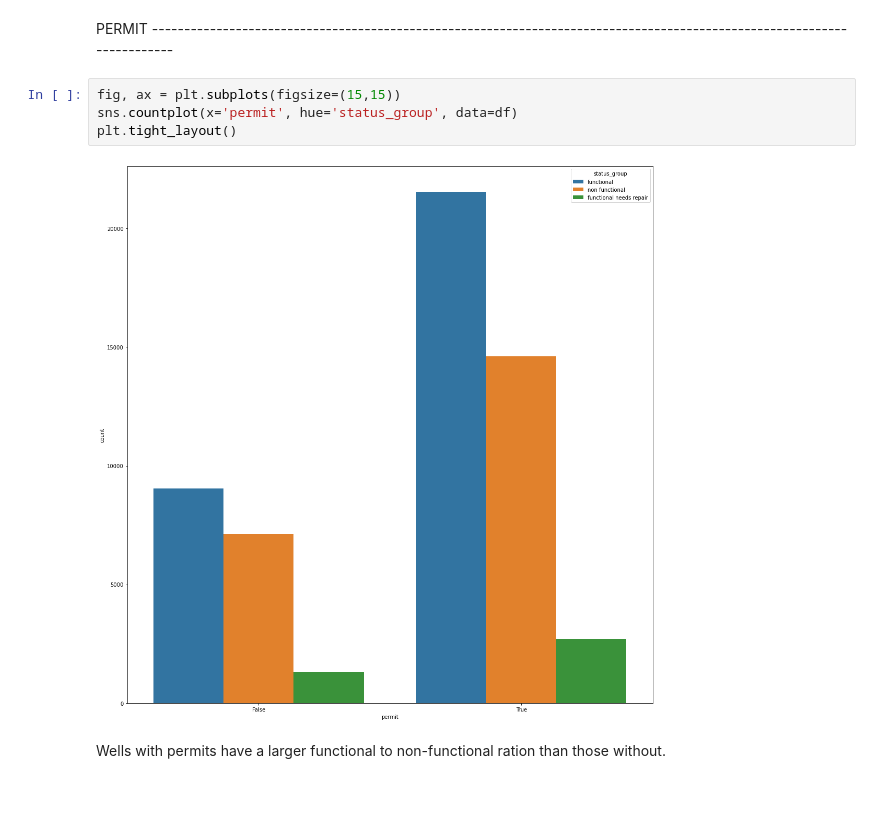
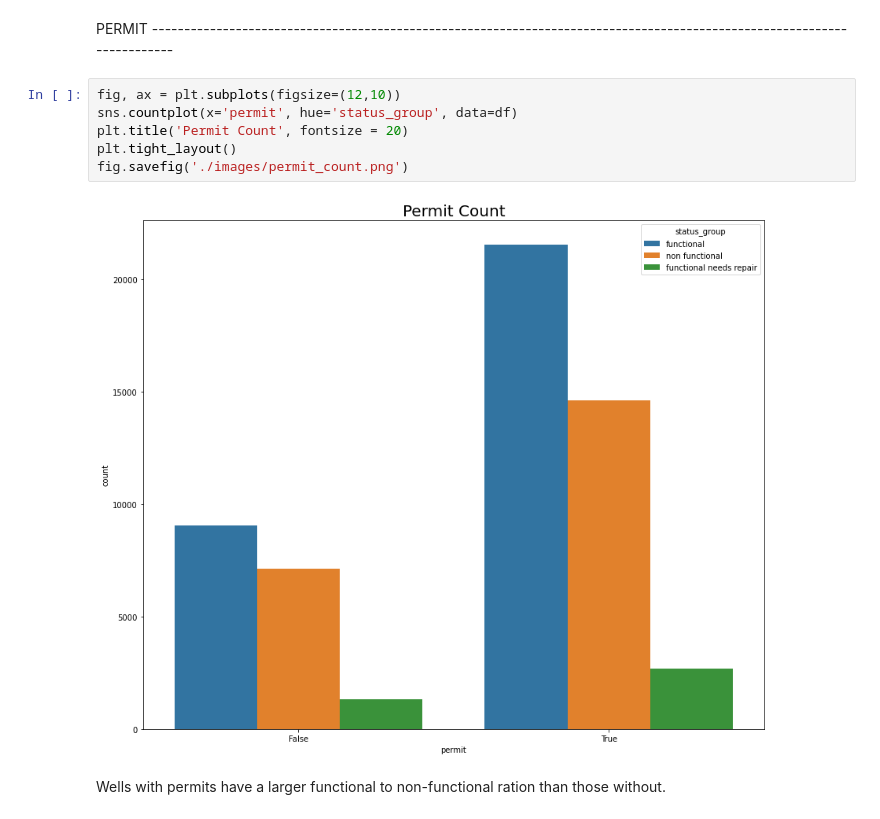
Before and after one commit to CamLadd/Tanzanian_WaterWell_Project, a Jupyter notebook: Tanzanian_Water_Well_Project.ipynb, the cells around one changed output. Cells and saved outputs as stored; diff of their text form.

```diff
--- a/Tanzanian_Water_Well_Project.ipynb
+++ b/Tanzanian_Water_Well_Project.ipynb
@@ -87,11 +89,13 @@ These points are represetnative of the map of Tanzania if it was rotated roughly
 # %% [markdown]
 PERMIT ------------------------------------------------------------------------------------------------------------------------
 # %%
-fig, ax = plt.subplots(figsize=(15,15))
+fig, ax = plt.subplots(figsize=(12,10))
 sns.countplot(x='permit', hue='status_group', data=df)
+plt.title('Permit Count', fontsize = 20)
 plt.tight_layout()
+fig.savefig('./images/permit_count.png')
 # %% [output]
-[figure, old version]
+[figure, new version]
 # %% [markdown]
 Wells with permits have a larger functional to non-functional ration than those without.
 # %% [markdown]
```
Also changed, not shown: parts of 27 cells of this notebook, 28 other files.
